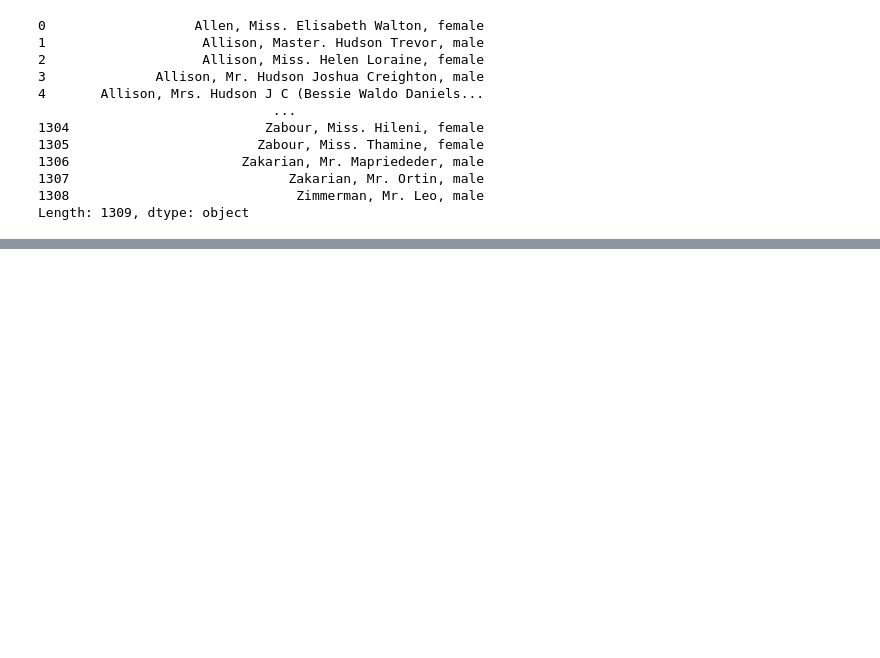
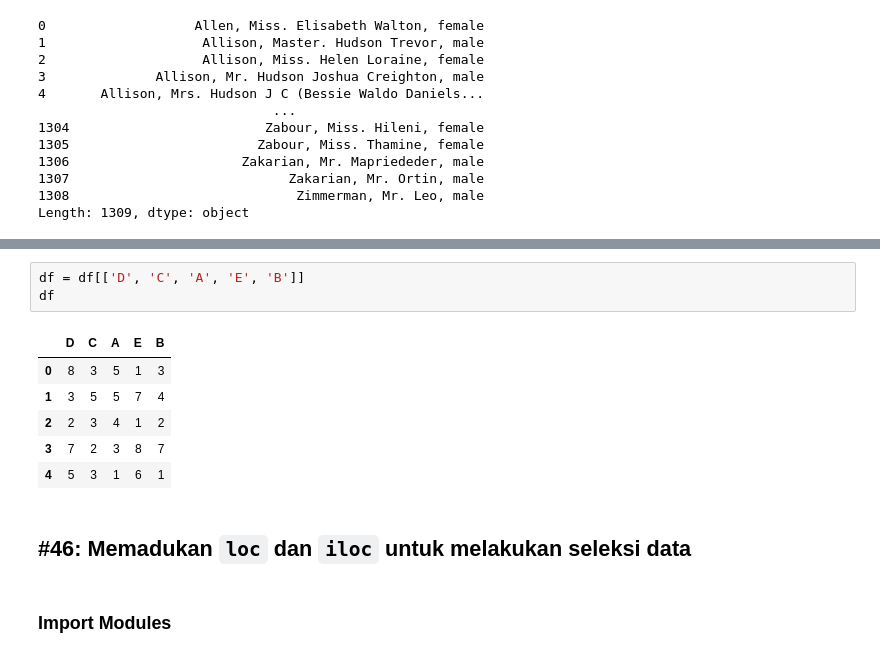
Before and after one commit to boedybios/pandas_tricks, a Jupyter notebook: pandas_tricks.ipynb, the cells around one changed output, grey strips where cells are left out. Drawn from its saved outputs; the diff is of its cells as text; blank space fills up the shorter version.

```diff
--- a/pandas_tricks.ipynb
+++ b/pandas_tricks.ipynb
@@ -2872,0 +2921,14 @@ Length: 1309, dtype: object
+# %%
+df = df[['D', 'C', 'A', 'E', 'B']]
+df
+# %% [output]
+|  | D | C | A | E | B |
+| 0 | 8 | 3 | 5 | 1 | 3 |
+| 1 | 3 | 5 | 5 | 7 | 4 |
+| 2 | 2 | 3 | 4 | 1 | 2 |
+| 3 | 7 | 2 | 3 | 8 | 7 |
+| 4 | 5 | 3 | 1 | 6 | 1 |
+# %% [markdown]
+## \#46: Memadukan `loc` dan `iloc` untuk melakukan seleksi data
+# %% [markdown]
+### Import Modules
```
Also changed, not shown: parts of 97 cells of this notebook.
